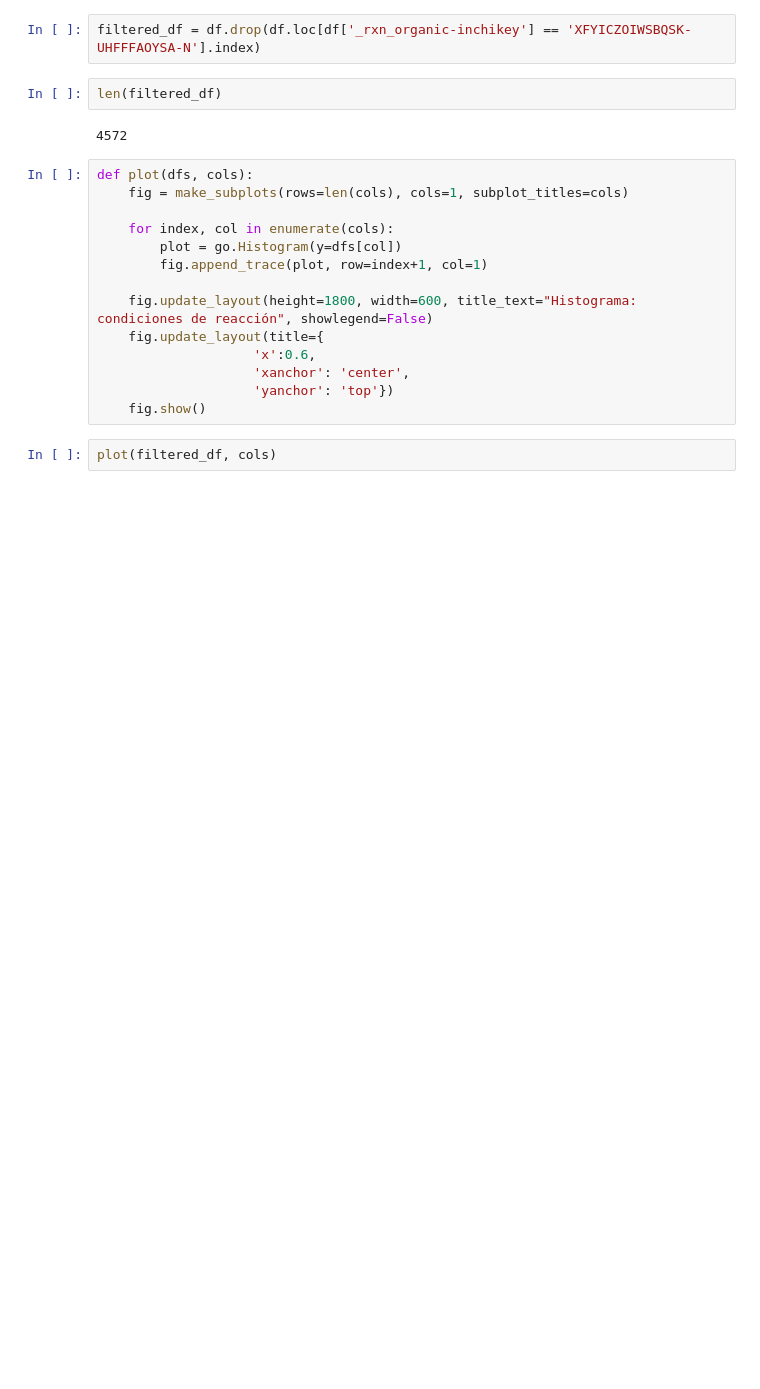
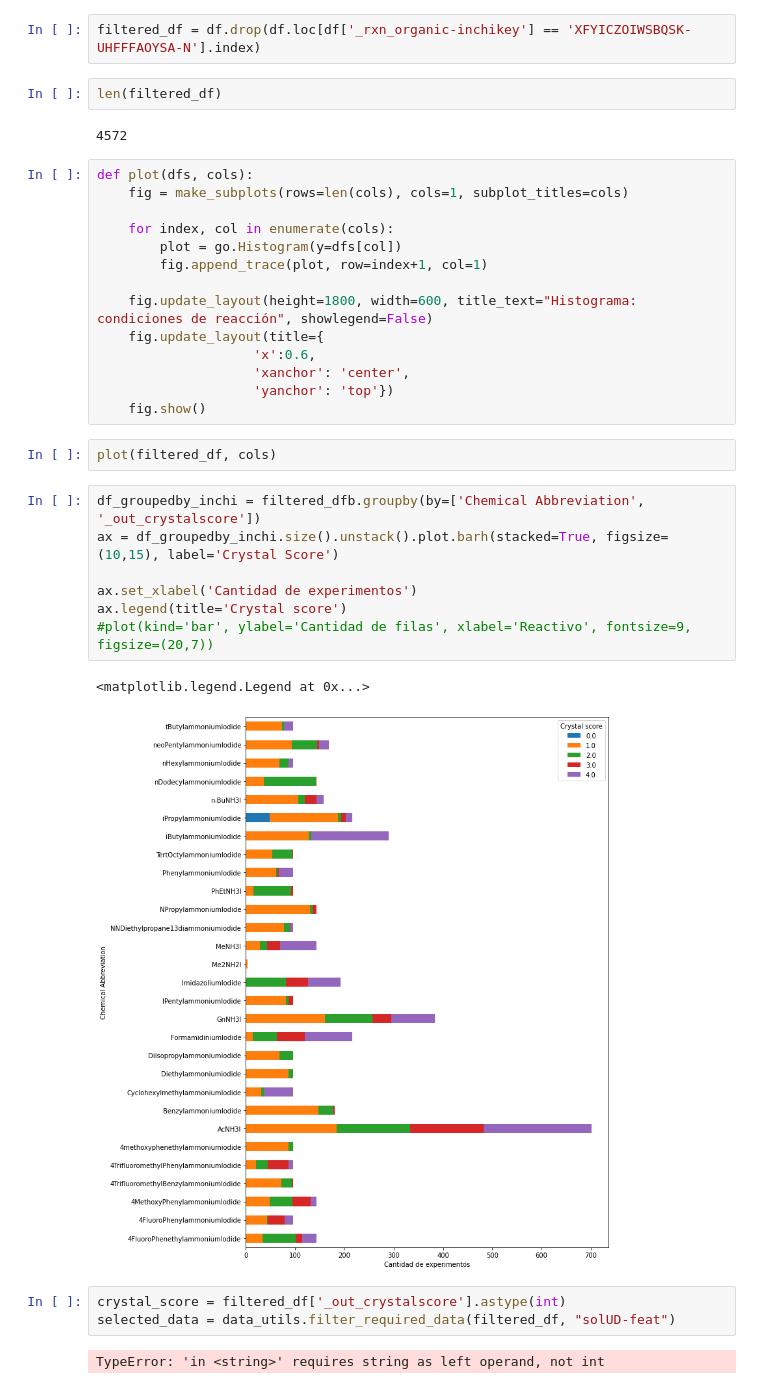
Before and after one commit to beluticona/licentiate-thesis-repo, a Jupyter notebook: notebooks/0.1-mbto-data-exploration.ipynb, the cells around one changed output. Saved outputs shown, nothing was run; the diff lists cells and outputs as text; blank space fills up the shorter version.

```diff
--- a/notebooks/0.1-mbto-data-exploration.ipynb
+++ b/notebooks/0.1-mbto-data-exploration.ipynb
@@ -120,3 +121,18 @@ def plot(dfs, cols):
     fig.show()
 # %%
 plot(filtered_df, cols)
+# %%
+df_groupedby_inchi = filtered_dfb.groupby(by=['Chemical Abbreviation', '_out_crystalscore'])
+ax = df_groupedby_inchi.size().unstack().plot.barh(stacked=True, figsize=(10,15), label='Crystal Score')
+
+ax.set_xlabel('Cantidad de experimentos')
+ax.legend(title='Crystal score')
+#plot(kind='bar', ylabel='Cantidad de filas', xlabel='Reactivo', fontsize=9, figsize=(20,7))
+# %% [output]
+<matplotlib.legend.Legend at 0x...>
+[figure, added]
+# %%
+crystal_score = filtered_df['_out_crystalscore'].astype(int)
+selected_data = data_utils.filter_required_data(filtered_df, "solUD-feat")
+# %% [output]
+TypeError: 'in <string>' requires string as left operand, not int
```
Also changed, not shown: parts of 1 cell of this notebook, 13 other files.
